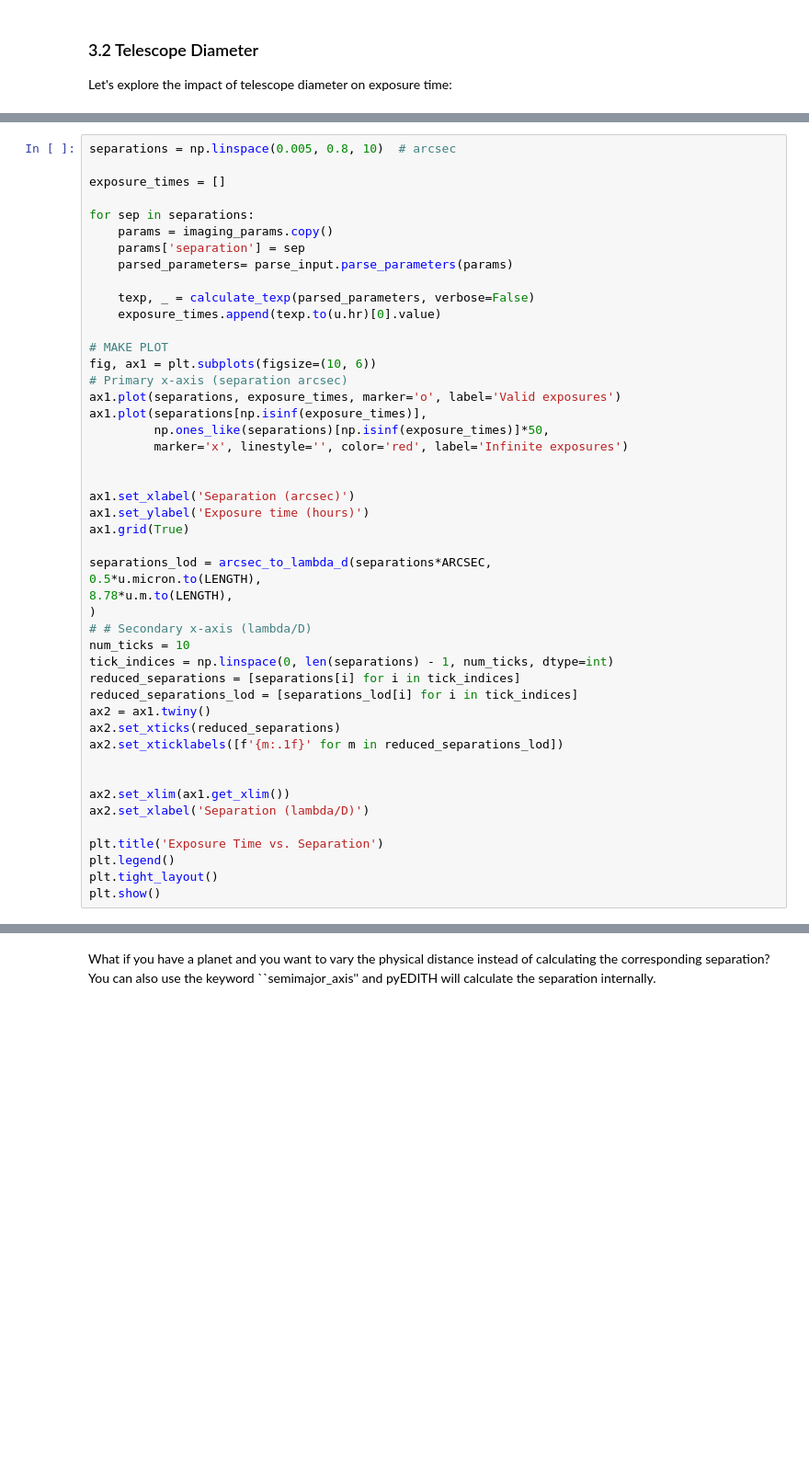
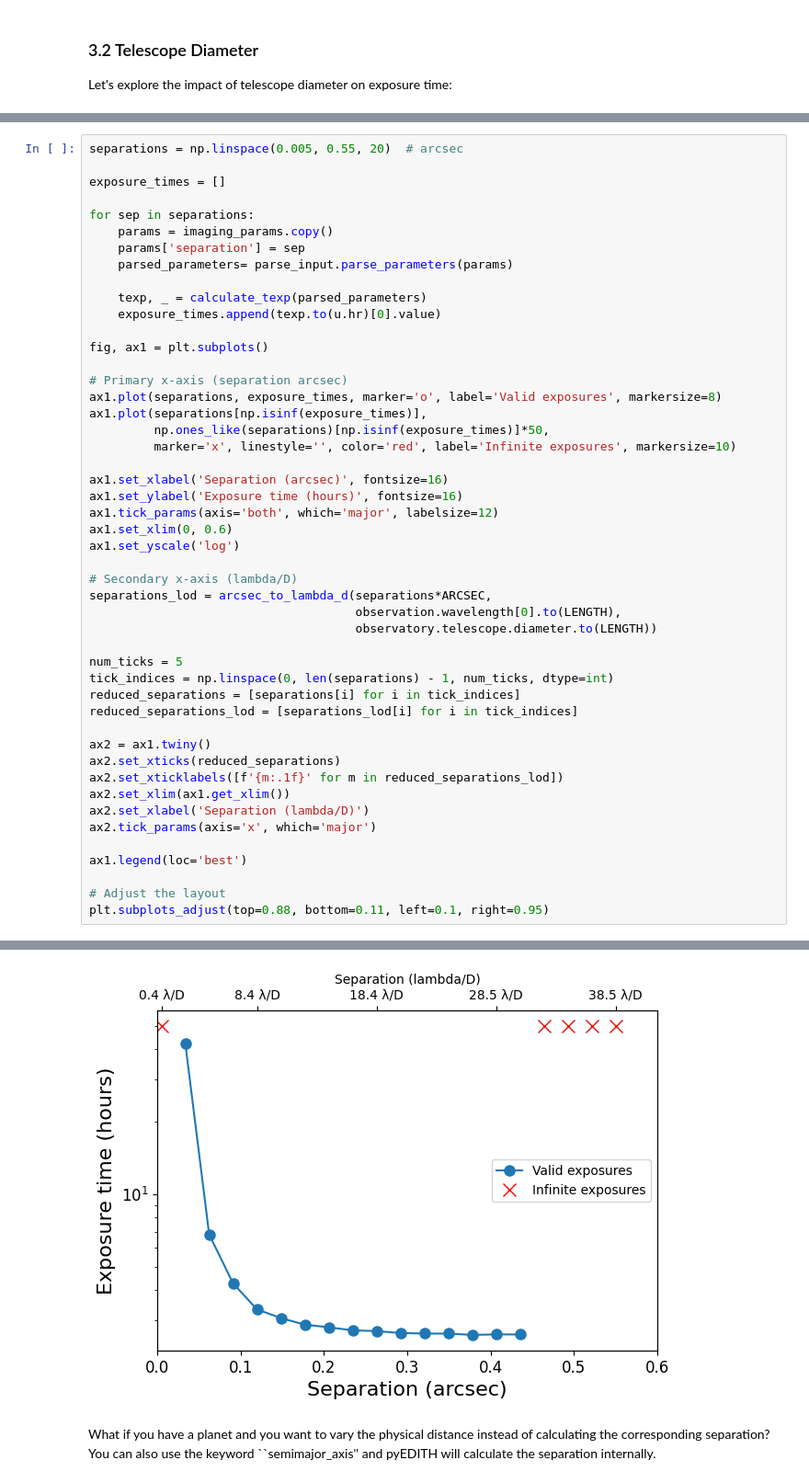
Before and after one commit to HWO-Project/pyEDITH, a Jupyter notebook: tutorials/imaging_tutorial.ipynb, the cells around one changed output, grey strips where cells are left out. Shown at 92% size. Cells and saved outputs as stored; diff of their text form; blank space fills up the shorter version.

```diff
--- a/tutorials/imaging_tutorial.ipynb
+++ b/tutorials/imaging_tutorial.ipynb
@@ -467,5 +336,5 @@ Now let's change the separation of the planet and see how the exposure time chan
 # %%
-separations = np.linspace(0.005, 0.8, 10)  # arcsec
+separations = np.linspace(0.005, 0.55, 20)  # arcsec
 
 exposure_times = []
 
@@ -474,41 +343,42 @@ for sep in separations:
     params['separation'] = sep
     parsed_parameters= parse_input.parse_parameters(params)
 
-    texp, _ = calculate_texp(parsed_parameters, verbose=False)
+    texp, _ = calculate_texp(parsed_parameters)
     exposure_times.append(texp.to(u.hr)[0].value)
 
-# MAKE PLOT
-fig, ax1 = plt.subplots(figsize=(10, 6))
+fig, ax1 = plt.subplots()
+
 # Primary x-axis (separation arcsec)
-ax1.plot(separations, exposure_times, marker='o', label='Valid exposures')
+ax1.plot(separations, exposure_times, marker='o', label='Valid exposures', markersize=8)
 ax1.plot(separations[np.isinf(exposure_times)],
          np.ones_like(separations)[np.isinf(exposure_times)]*50,
-         marker='x', linestyle='', color='red', label='Infinite exposures')
+         marker='x', linestyle='', color='red', label='Infinite exposures', markersize=10)
 
+ax1.set_xlabel('Separation (arcsec)', fontsize=16)
+ax1.set_ylabel('Exposure time (hours)', fontsize=16)
+ax1.tick_params(axis='both', which='major', labelsize=12)
+ax1.set_xlim(0, 0.6)
+ax1.set_yscale('log')
 
-ax1.set_xlabel('Separation (arcsec)')
-ax1.set_ylabel('Exposure time (hours)')
-ax1.grid(True)
+# Secondary x-axis (lambda/D)
+separations_lod = arcsec_to_lambda_d(separations*ARCSEC,
+                                     observation.wavelength[0].to(LENGTH),
+                                     observatory.telescope.diameter.to(LENGTH))
 
-separations_lod = arcsec_to_lambda_d(separations*ARCSEC,
-0.5*u.micron.to(LENGTH),
-8.78*u.m.to(LENGTH),
-)
-# # Secondary x-axis (lambda/D)
-num_ticks = 10
+num_ticks = 5
 tick_indices = np.linspace(0, len(separations) - 1, num_ticks, dtype=int)
 reduced_separations = [separations[i] for i in tick_indices]
 reduced_separations_lod = [separations_lod[i] for i in tick_indices]
+
 ax2 = ax1.twiny()
 ax2.set_xticks(reduced_separations)
 ax2.set_xticklabels([f'{m:.1f}' for m in reduced_separations_lod])
-
-
 ax2.set_xlim(ax1.get_xlim())
 ax2.set_xlabel('Separation (lambda/D)')
+ax2.tick_params(axis='x', which='major')
 
-plt.title('Exposure Time vs. Separation')
-plt.legend()
-plt.tight_layout()
-plt.show()
+ax1.legend(loc='best')
+
+# Adjust the layout
+plt.subplots_adjust(top=0.88, bottom=0.11, left=0.1, right=0.95)
 # %% [output]
@@ -590,3 +390,4 @@ Observatory Configuration:
+[figure, added]
 # %% [markdown]
 What if you have a planet and you want to vary the physical distance instead of calculating the corresponding separation? You can also use the keyword ``semimajor_axis'' and pyEDITH will calculate the separation internally.
 # %%
```
Also changed, not shown: parts of 19 cells of this notebook, 16 other files.
